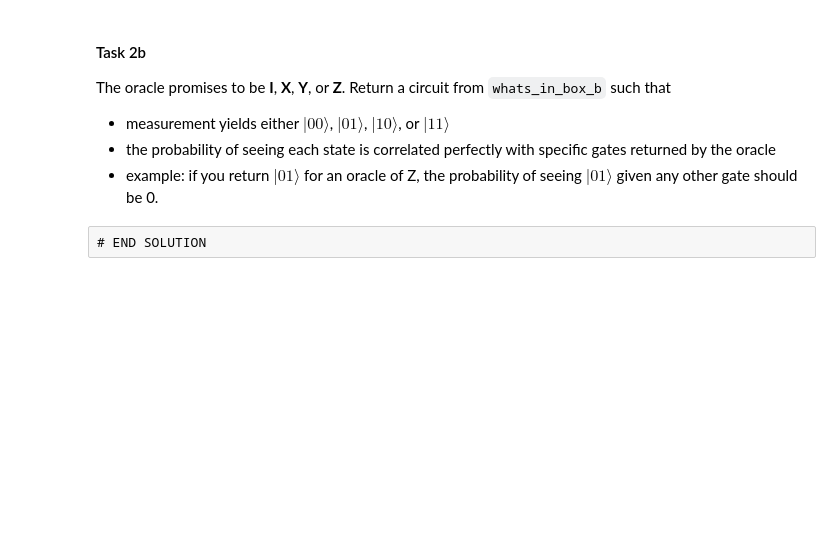
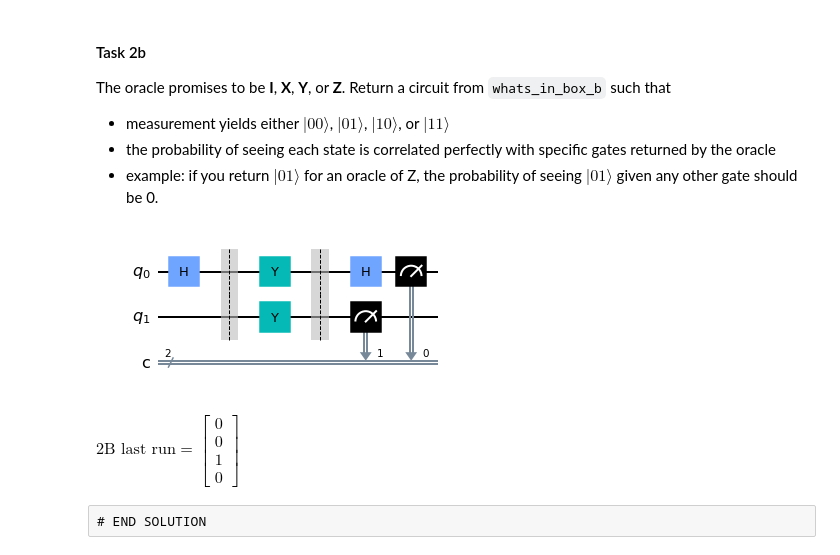
Before and after one commit to ProfRonCytron/ZeboCopy, a Jupyter notebook: exercises/qiskit/q3.ipynb, the cells around one changed output. Cells and saved outputs as stored; diff of their text form; code cells hidden in the pictures; blank space fills up the shorter version.

```diff
--- a/exercises/qiskit/q3.ipynb
+++ b/exercises/qiskit/q3.ipynb
@@ -172,40 +204,51 @@ def oracle_b(qc, r=None):
         r = random.uniform(0, 1)
     if r < 0.25:
         qc.i(0)
         qc.i(1)
     elif r < 0.5:
         qc.x(0)
         qc.x(1)
     elif r < 0.75:
         qc.y(0)
         qc.y(1)
     else:
         qc.z(0)
         qc.z(1)
     return qc
 
 def whats_in_box_b(r=None):
     # BEGIN SOLUTION
+    # hint: use I:00, X:01, Y:11, Z:10
     qc = QuantumCircuit(2,2)
     qc.h(0)
     # END SOLUTION
     qc.barrier()
     qc = oracle_b(qc,r)
     qc.barrier()
     # BEGIN SOLUTION
     qc.h(0)
     qc.measure(0,0)
     qc.measure(1,1)
     # END SOLUTION
-    qc.reverse_bits()
     return qc
 
-qc = whats_in_box_b()
-qc.draw(output='mpl')
+whats_in_box_b().draw(output='mpl')
+# %% [output]
+[figure, added]
 # %%
+qc = whats_in_box_b()
 qc.remove_final_measurements()
-ket = Statevector.from_instruction(qc)
-array_to_latex(ket, pretext="\\text{2A last run} = ")
+ket = Statevector.from_instruction(qc).reverse_qargs()
+array_to_latex(ket, pretext="\\text{2B last run} = ")
+# %% [output]
+$\displaystyle
+\text{2B last run} = \begin{bmatrix}
+0 \\
+0 \\
+1 \\
+0
+\end{bmatrix}
+$
 # %% [raw]
 # END SOLUTION
 # %% [raw]
```
Also changed, not shown: parts of 21 cells of this notebook, 2 other files.
